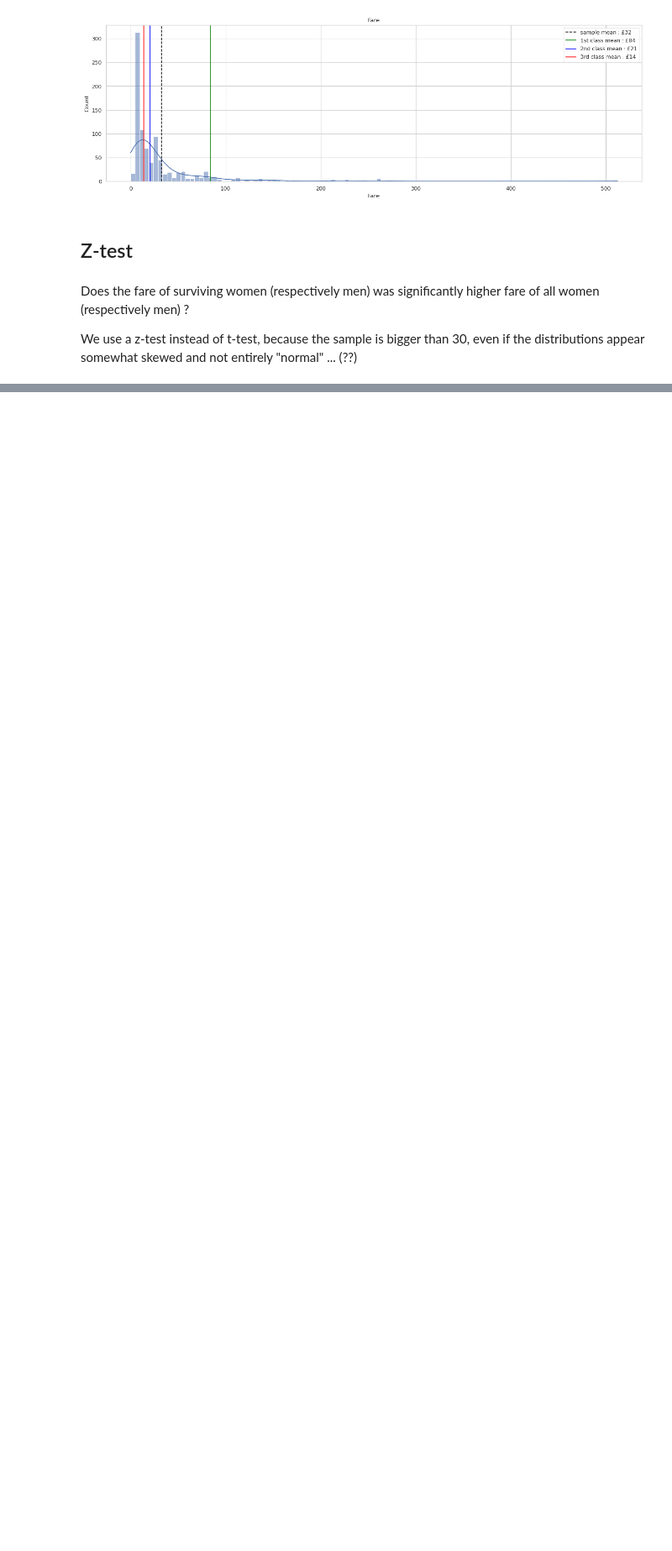
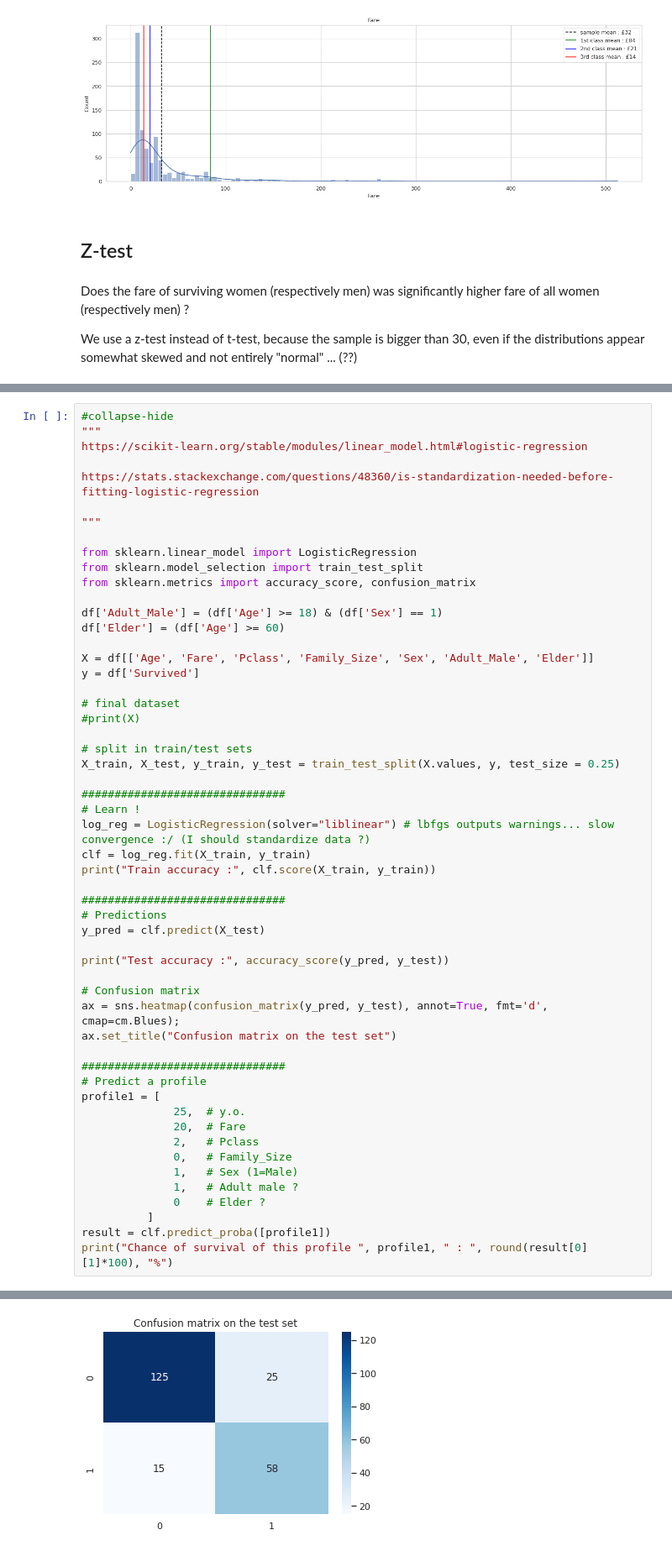
Before and after one commit to yannick42/notebooks, a Jupyter notebook: _notebooks/2022-04-24-Titanic_dataset.ipynb, the cells around one changed output, grey strips where cells are left out. Shown at 84% size. Drawn from its saved outputs; the diff is of its cells as text; blank space fills up the shorter version.

```diff
--- a/_notebooks/2022-04-24-Titanic_dataset.ipynb
+++ b/_notebooks/2022-04-24-Titanic_dataset.ipynb
@@ -389,0 +396,55 @@ Null hyphothesis is rejected => Alternative hyphothesis ACCEPTED
+# %%
+#collapse-hide
+"""
+https://scikit-learn.org/stable/modules/linear_model.html#logistic-regression
+
+https://stats.stackexchange.com/questions/48360/is-standardization-needed-before-fitting-logistic-regression
+
+"""
+
+from sklearn.linear_model import LogisticRegression
+from sklearn.model_selection import train_test_split
+from sklearn.metrics import accuracy_score, confusion_matrix
+
+df['Adult_Male'] = (df['Age'] >= 18) & (df['Sex'] == 1)
+df['Elder'] = (df['Age'] >= 60)
+
+X = df[['Age', 'Fare', 'Pclass', 'Family_Size', 'Sex', 'Adult_Male', 'Elder']]
+y = df['Survived']
+
+# final dataset
+#print(X)
+
+# split in train/test sets
+X_train, X_test, y_train, y_test = train_test_split(X.values, y, test_size = 0.25)
+
+###############################
+# Learn !
+log_reg = LogisticRegression(solver="liblinear") # lbfgs outputs warnings... slow convergence :/ (I should standardize data ?)
+clf = log_reg.fit(X_train, y_train)
+print("Train accuracy :", clf.score(X_train, y_train))
+
+###############################
+# Predictions
+y_pred = clf.predict(X_test)
+
+print("Test accuracy :", accuracy_score(y_pred, y_test))
+
+# Confusion matrix
+ax = sns.heatmap(confusion_matrix(y_pred, y_test), annot=True, fmt='d', cmap=cm.Blues);
+ax.set_title("Confusion matrix on the test set")
+
+###############################
+# Predict a profile
+profile1 = [
+              25,  # y.o.
+              20,  # Fare
+              2,   # Pclass
+              0,   # Family_Size
+              1,   # Sex (1=Male)
+              1,   # Adult male ?
+              0    # Elder ?
+          ]
+result = clf.predict_proba([profile1])
+print("Chance of survival of this profile ", profile1, " : ", round(result[0][1]*100), "%")
+# %% [output]
@@ -390,3 +454,4 @@ Null hyphothesis is rejected => Alternative hyphothesis ACCEPTED
+[figure, added]
 # %%
 #hide
 
```
Also changed, not shown: parts of 12 cells of this notebook.
